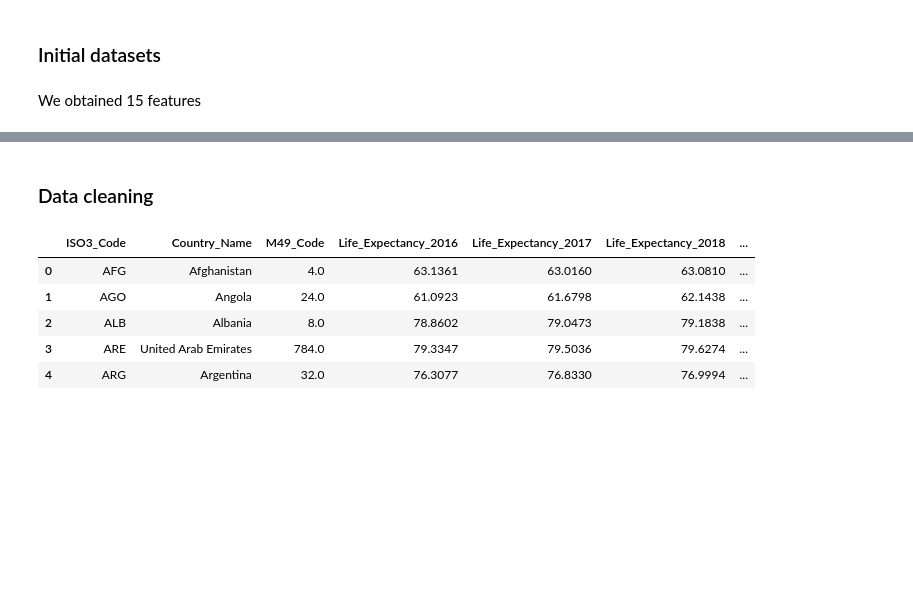
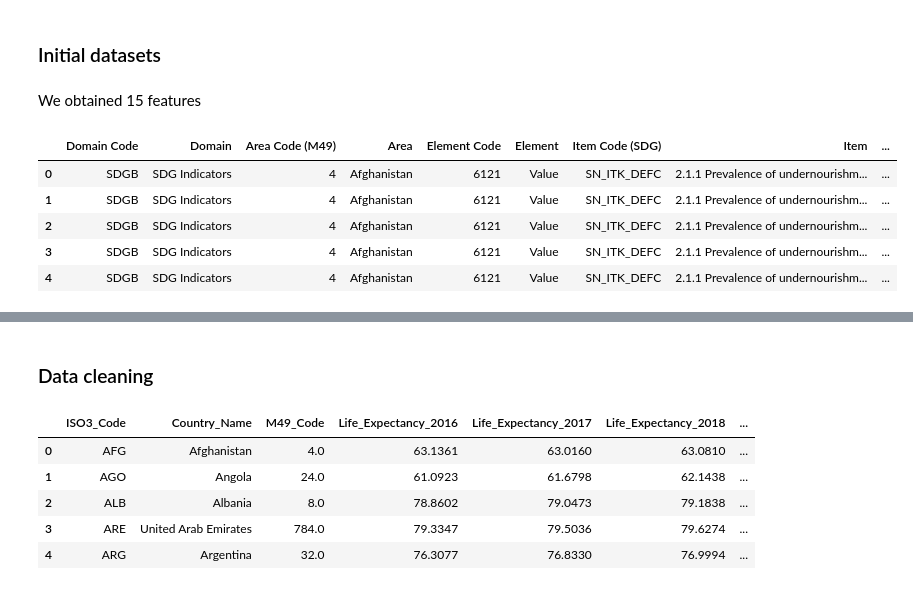
Before and after one commit to Sean2309/10.020_DataDrivenWorld_2D_Project-, a Jupyter notebook: Code/Modelling/linear_regression.ipynb, the cells around one changed output, grey strips where cells are left out. Cells and saved outputs as stored; diff of their text form; code cells hidden in the pictures; blank space fills up the shorter version.

```diff
--- a/Code/Modelling/linear_regression.ipynb
+++ b/Code/Modelling/linear_regression.ipynb
@@ -10,3 +10,15 @@ import os
 ### Initial datasets
 # %% [markdown]
 We obtained 15 features
+# %%
+df_original_prevalence = pd.read_csv("..\..\Datasets\Original\PrevalenceofUndernourishment_2016_2020_Percent_byCountry.csv")
+df_original_corruption_idx = pd.read_csv("..\..\Datasets\Original\Corruption_Perception_Index.csv")
+# %%
+df_original_prevalence.head(5)
+# %% [output]
+|  | Domain Code | Domain | Area Code (M49) | Area | Element Code | Element | Item Code (SDG) | Item | ... |
+| 0 | SDGB | SDG Indicators | 4 | Afghanistan | 6121 | Value | SN_ITK_DEFC | 2.1.1 Prevalence of undernourishm... | ... |
+| 1 | SDGB | SDG Indicators | 4 | Afghanistan | 6121 | Value | SN_ITK_DEFC | 2.1.1 Prevalence of undernourishm... | ... |
+| 2 | SDGB | SDG Indicators | 4 | Afghanistan | 6121 | Value | SN_ITK_DEFC | 2.1.1 Prevalence of undernourishm... | ... |
+| 3 | SDGB | SDG Indicators | 4 | Afghanistan | 6121 | Value | SN_ITK_DEFC | 2.1.1 Prevalence of undernourishm... | ... |
+| 4 | SDGB | SDG Indicators | 4 | Afghanistan | 6121 | Value | SN_ITK_DEFC | 2.1.1 Prevalence of undernourishm... | ... |
```
Also changed, not shown: parts of 4 cells of this notebook, 1 other file.
